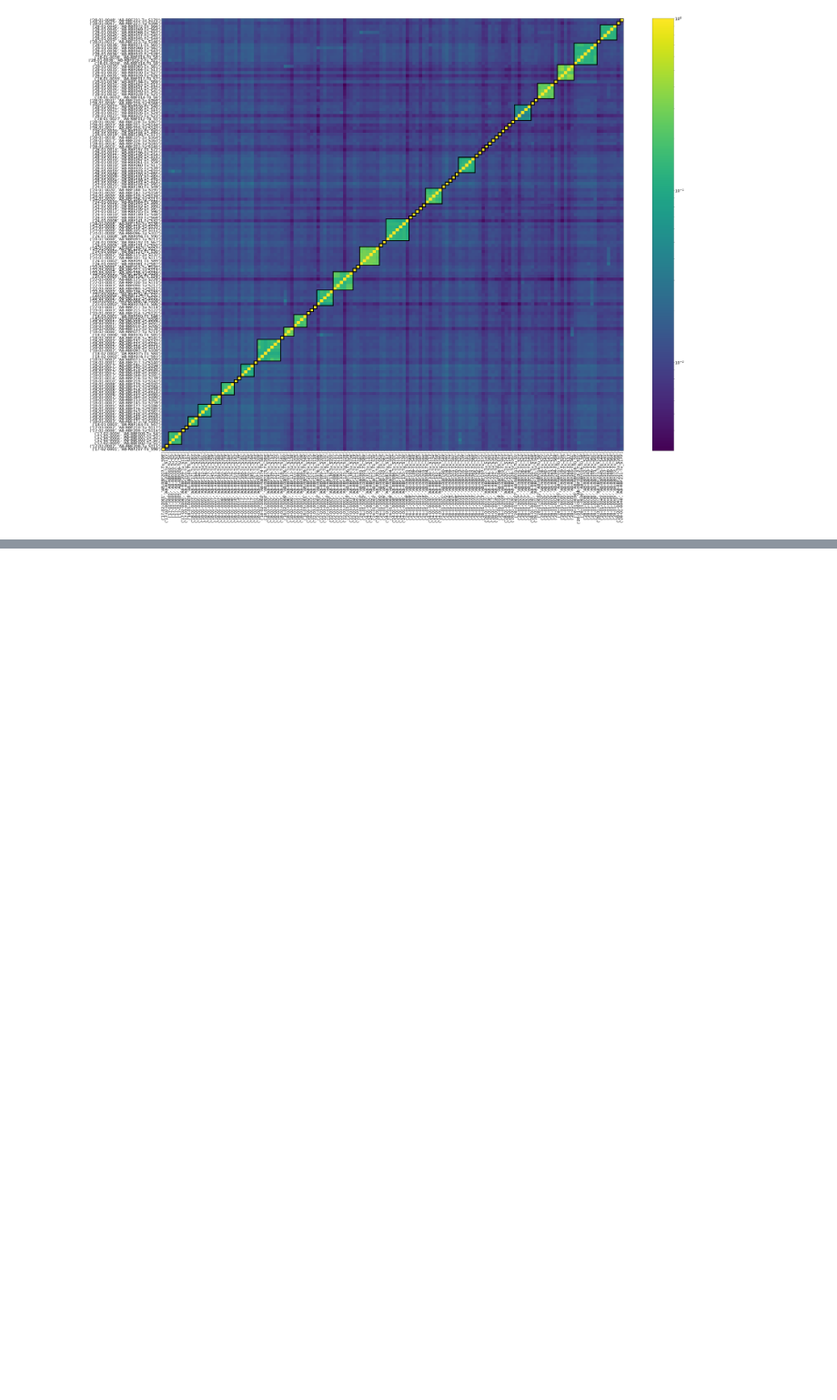
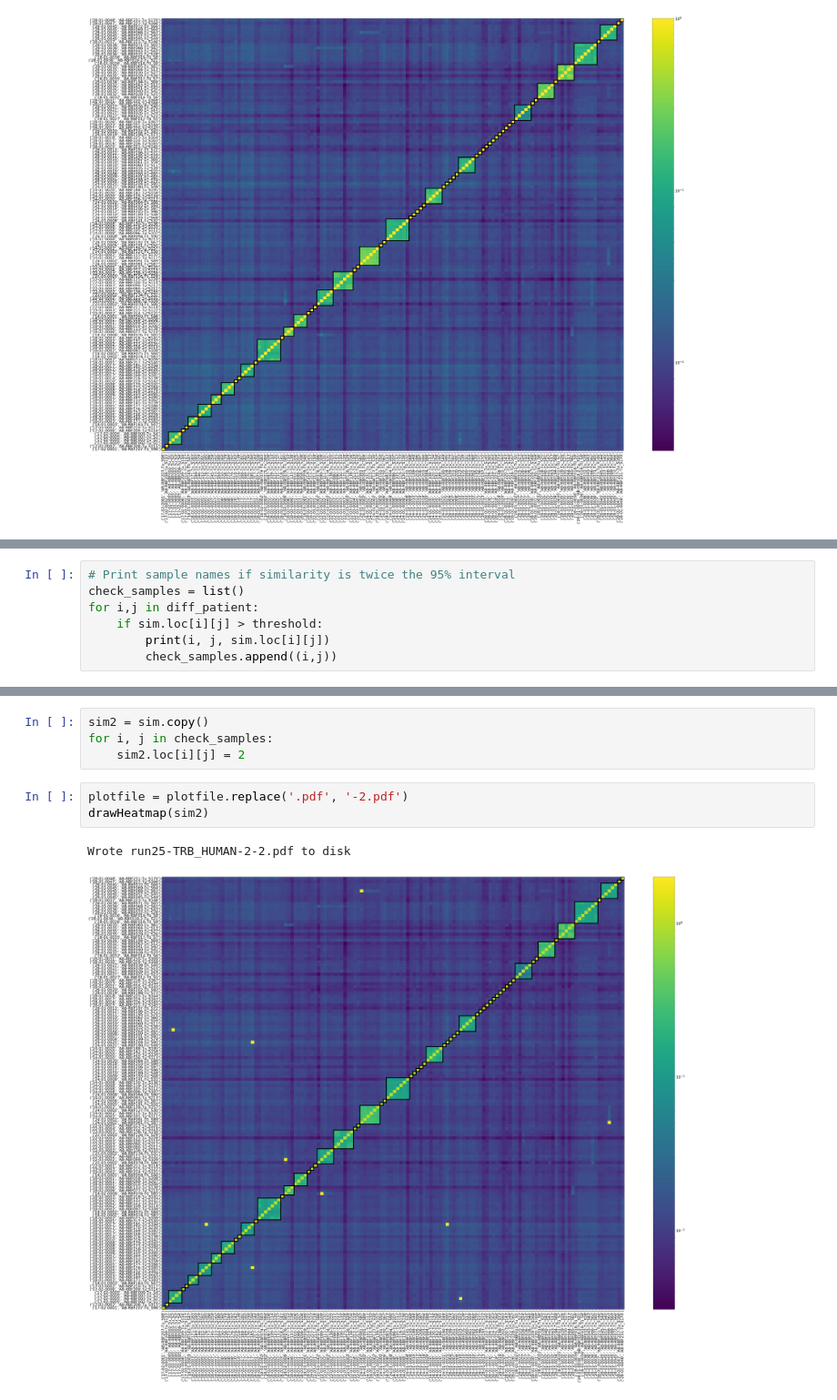
Before and after one commit to EDS-Bioinformatics-Laboratory/reseda, a Jupyter notebook: PLOT-clone-overlap/pandas-compare-clones.ipynb, the cells around one changed output, grey strips where cells are left out. Shown at 91% size. Drawn from its saved outputs; the diff is of its cells as text; blank space fills up the shorter version.

```diff
--- a/PLOT-clone-overlap/pandas-compare-clones.ipynb
+++ b/PLOT-clone-overlap/pandas-compare-clones.ipynb
@@ -165,0 +210,7 @@ Wrote run25-TRB_HUMAN.pdf to disk
+# %%
+# Print sample names if similarity is twice the 95% interval
+check_samples = list()
+for i,j in diff_patient:
+    if sim.loc[i][j] > threshold:
+        print(i, j, sim.loc[i][j])
+        check_samples.append((i,j))
@@ -165,0 +228,10 @@ Wrote run25-TRB_HUMAN.pdf to disk
+# %%
+sim2 = sim.copy()
+for i, j in check_samples:
+    sim2.loc[i][j] = 2
+# %%
+plotfile = plotfile.replace('.pdf', '-2.pdf')
+drawHeatmap(sim2)
+# %% [output]
+Wrote run25-TRB_HUMAN-2-2.pdf to disk
+[figure, added]
```
Also changed, not shown: parts of 7 cells of this notebook.
